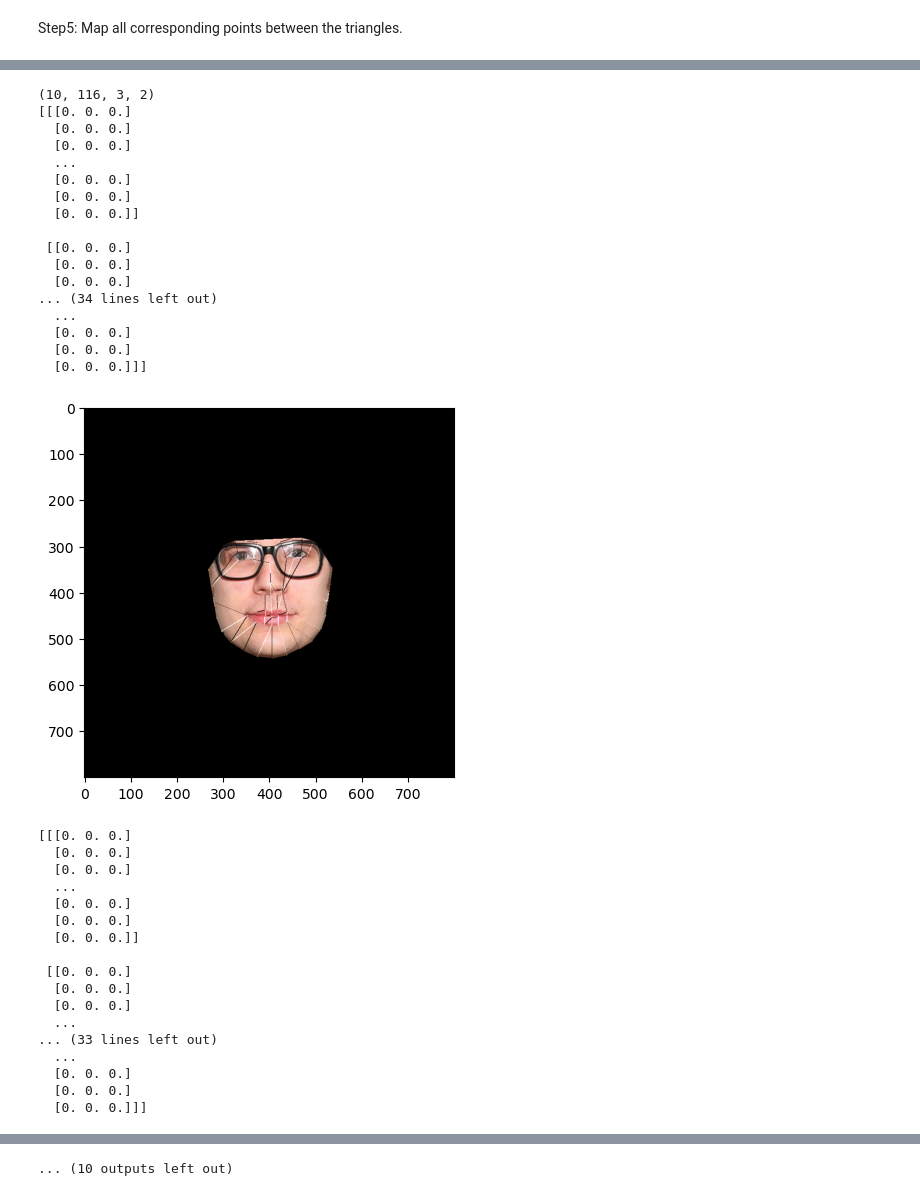
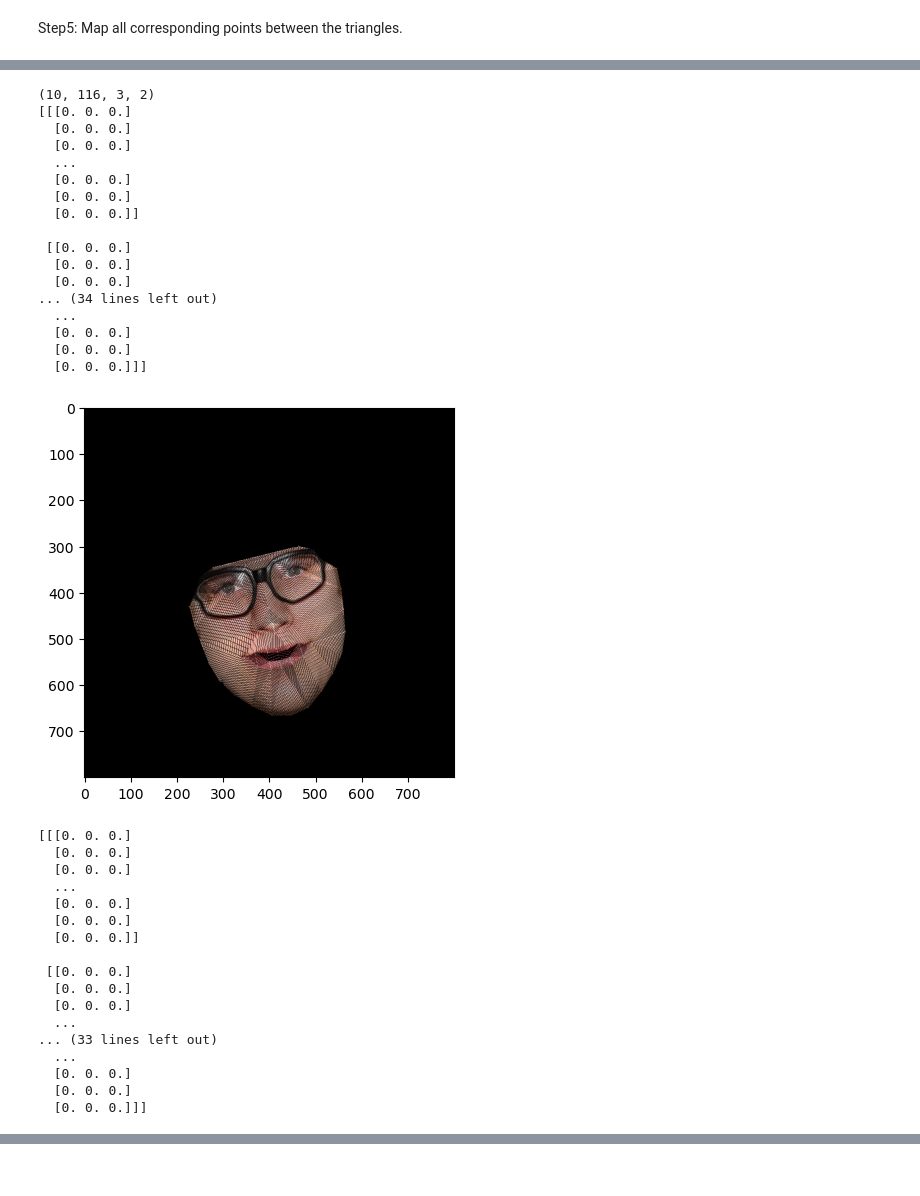
Before and after one commit to derkder/CGVI_CourseWork, a Jupyter notebook: ImageProcessing/CW/FaceMorphing.ipynb, the cells around one changed output, grey strips where cells are left out. Drawn from its saved outputs; the diff is of its cells as text; code cells hidden in the pictures.

Commit message:
ImageProCW finally right

```diff
--- a/ImageProcessing/CW/FaceMorphing.ipynb
+++ b/ImageProcessing/CW/FaceMorphing.ipynb
@@ -267,9 +419,9 @@ print(interpolated_triangles.shape)
 num_steps = 10
 
 # 对每个权重值进行操作
-for w in np.linspace(0, 1, num=num_steps):
+for w in np.linspace(0, 1, num = num_steps):
     # 当前步骤的索引
-    stepCur = int(round(w * (num_steps - 1)))
+    stepCur = int(round(w * (num_steps)))
 
     # 变形 S_image 和 E_image
     warped_S = np.zeros_like(image1, dtype=np.float32)
@@ -281,8 +433,8 @@ for w in np.linspace(0, 1, num=num_steps):
     # 对每个三角形进行变形和融合
     for i, (src_tri, dst_tri) in enumerate(zip(triangles1, triangles2)):
         # 变形 S_image 和 E_image
-        warped_S += warp_triangle(image1, src_tri, interpolated_tri[i])
-        warped_E += warp_triangle(image2, dst_tri, interpolated_tri[i])
+        warped_S += warp_triangle(image1, interpolated_tri[i], src_tri)
+        warped_E += warp_triangle(image2, interpolated_tri[i], dst_tri)
 
     warped_S = np.clip(warped_S, 0, 255)
     warped_E = np.clip(warped_E, 0, 255)
@@ -294,35 +446,74 @@ for w in np.linspace(0, 1, num=num_steps):
     # warped_E[mask] = image2[mask]
 
     # 混合变形后的图像
     blended_image = blend_images(warped_S, warped_E, w)
-    print(blended_image)
+    # print(blended_image)
     # 确保像素值在0到255之间
     blended_image = np.clip(blended_image, 0, 255).astype(np.uint8)
 
     plt.imshow(blended_image)
     plt.show()
     # 可以在这里使用 cv2.imwrite 来保存每一步的融合图像
+
+# # 假设 step 已经定义为需要的步数
+# num_steps = 10
+
+# # 对每个权重值进行操作
+# for w in np.linspace(0, 1, num = num_steps - 1):
+#     # 当前步骤的索引
+#     stepCur = int(round(w * (num_steps - 1)))
+#     print(stepCur)
+
+#     # 变形 S_image 和 E_image
+#     warped_S = np.zeros_like(image1, dtype=np.float32)
+#     warped_E = np.zeros_like(image2, dtype=np.float32)
+
+#     # 获取当前步骤的插值三角形
+#     last_tri = interpolated_triangles[stepCur]
+#     interpolated_tri = interpolated_triangles[stepCur - 1]
+
+#     # 对每个三角形进行变形和融合
+#     for i, (src_tri, dst_tri) in enumerate(zip(triangles1, triangles2)):
+#         # 变形 S_image 和 E_image
+#         #print(last_tri[i])
+#         #print(interpolated_tri[i])
+#         warped_S += warp_triangle(image1, src_tri, last_tri[i])
+
+#     last_tri = interpolated_tri
+#     warped_S = np.clip(warped_S, 0, 255)
+#     warped_E = np.clip(warped_E, 0, 255)
+
+#     # 混合变形后的图像
+#     # blended_image = blend_images(warped_S, warped_E, w)
+#     blended_image = warped_S
+#     #print(blended_image)
+#     # 确保像素值在0到255之间
+#     blended_image = np.clip(blended_image, 0, 255).astype(np.uint8)
+
+#     plt.imshow(blended_image)
+#     plt.show()
+#     # 可以在这里使用 cv2.imwrite 来保存每一步的融合图像
 # %% [output]
 [figure]
 [figure]
 (10, 116, 3, 2)
 [[[0. 0. 0.]
   [0. 0. 0.]
   [0. 0. 0.]
   ...
   [0. 0. 0.]
   [0. 0. 0.]
   [0. 0. 0.]]
 
  [[0. 0. 0.]
   [0. 0. 0.]
   [0. 0. 0.]
 ... (34 lines left out)
   ...
   [0. 0. 0.]
   [0. 0. 0.]
   [0. 0. 0.]]]
-[figure, old version]
+[figure, new version]
 [[[0. 0. 0.]
   [0. 0. 0.]
   [0. 0. 0.]
@@ -398 +553,0 @@ for w in np.linspace(0, 1, num=num_steps):
-... (10 outputs left out)
```
Also changed, not shown: parts of 7 cells of this notebook, 5 other files.
